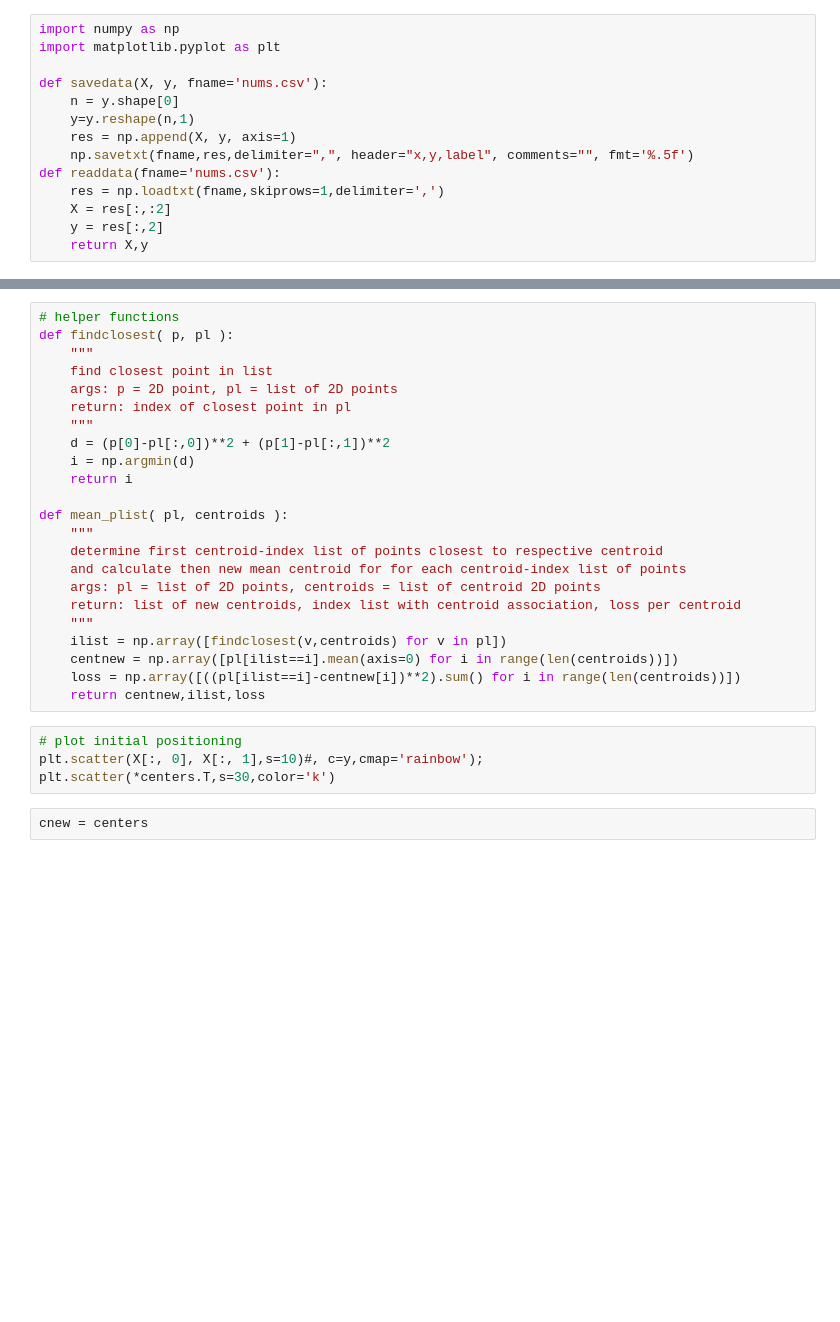
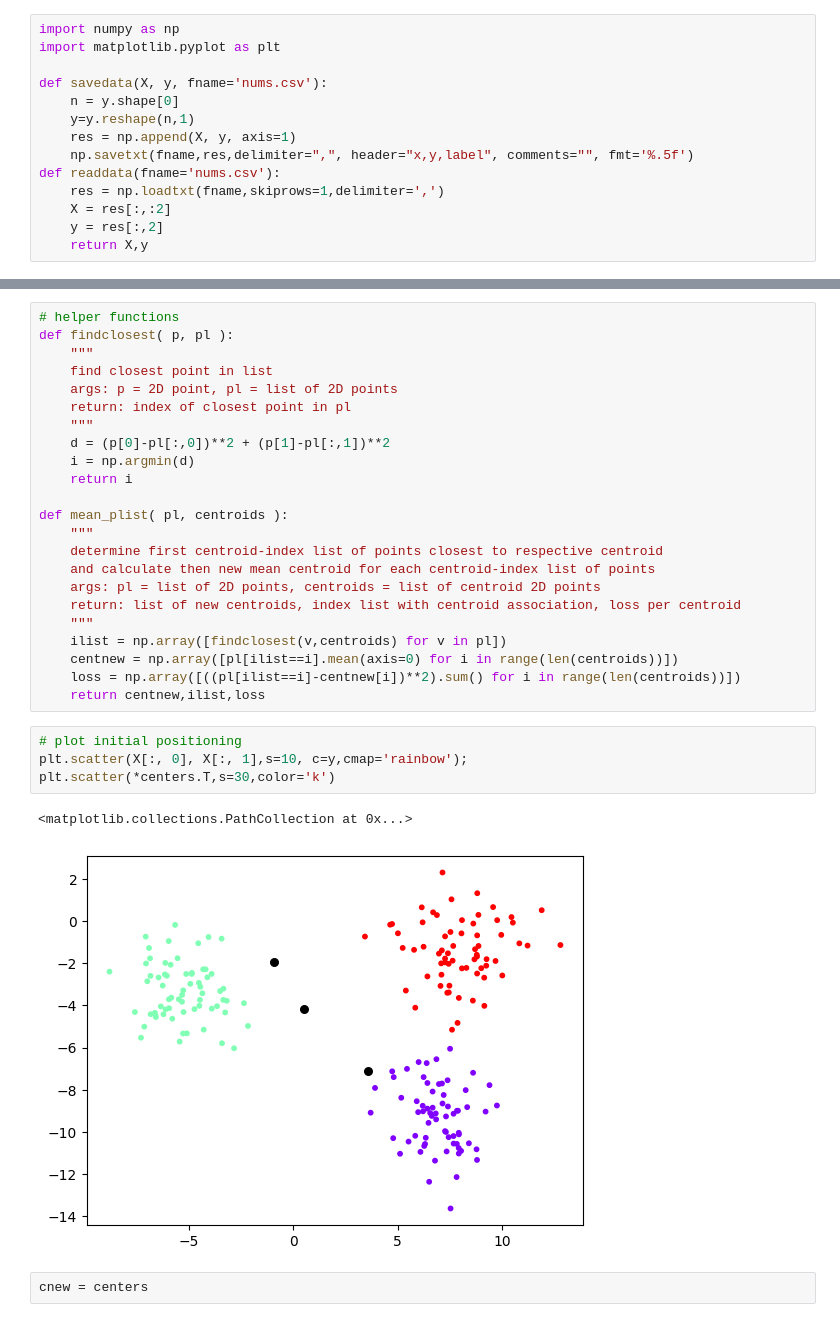
Before and after one commit to KohlensaeureJunk/DataAnalysiswithML, a Jupyter notebook: cluster.ipynb, the cells around one changed output, grey strips where cells are left out. Saved outputs shown, nothing was run; the diff lists cells and outputs as text; blank space fills up the shorter version.

```diff
--- a/cluster.ipynb
+++ b/cluster.ipynb
@@ -41,7 +47,7 @@ def findclosest( p, pl ):
 def mean_plist( pl, centroids ):
     """
     determine first centroid-index list of points closest to respective centroid
-    and calculate then new mean centroid for for each centroid-index list of points
+    and calculate then new mean centroid for each centroid-index list of points
     args: pl = list of 2D points, centroids = list of centroid 2D points
     return: list of new centroids, index list with centroid association, loss per centroid
     """
@@ -51,8 +57,11 @@ def mean_plist( pl, centroids ):
     return centnew,ilist,loss
 # %%
 # plot initial positioning
-plt.scatter(X[:, 0], X[:, 1],s=10)#, c=y,cmap='rainbow');
+plt.scatter(X[:, 0], X[:, 1],s=10, c=y,cmap='rainbow');
 plt.scatter(*centers.T,s=30,color='k')
+# %% [output]
+<matplotlib.collections.PathCollection at 0x...>
+[figure, added]
 # %%
 cnew = centers
 # %%
```
Also changed, not shown: parts of 17 cells of this notebook, 2 other files.
